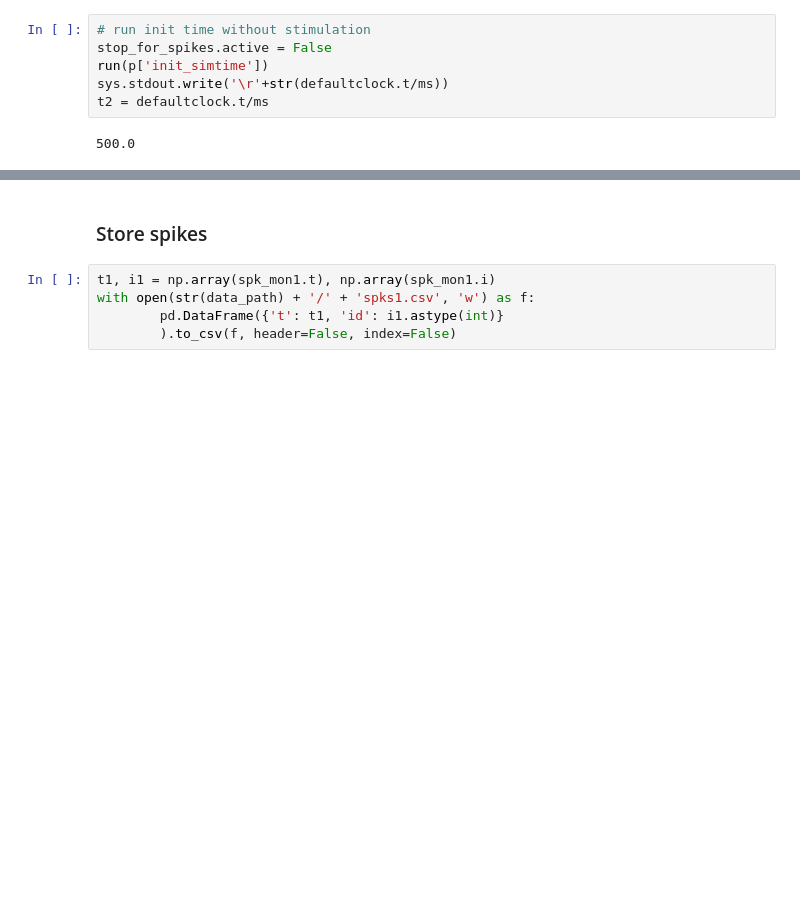
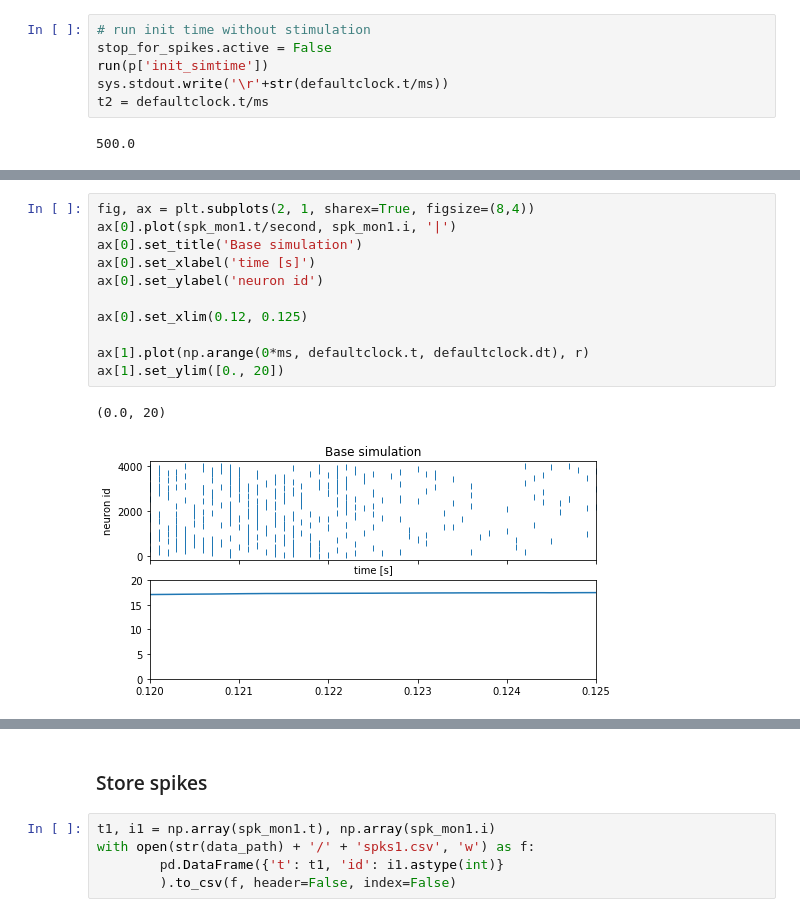
Before and after one commit to lepmik/causal-optogenetics-paper-data, a Jupyter notebook: simulation_with_branched_stimulation.ipynb, the cells around one changed output, grey strips where cells are left out. Saved outputs shown, nothing was run; the diff lists cells and outputs as text; blank space fills up the shorter version.

```diff
--- a/simulation_with_branched_stimulation.ipynb
+++ b/simulation_with_branched_stimulation.ipynb
@@ -186,0 +163,14 @@ while defaultclock.t < p['runtime']:
+# %%
+fig, ax = plt.subplots(2, 1, sharex=True, figsize=(8,4))
+ax[0].plot(spk_mon1.t/second, spk_mon1.i, '|')
+ax[0].set_title('Base simulation')
+ax[0].set_xlabel('time [s]')
+ax[0].set_ylabel('neuron id')
+
+ax[0].set_xlim(0.12, 0.125)
+
+ax[1].plot(np.arange(0*ms, defaultclock.t, defaultclock.dt), r)
+ax[1].set_ylim([0., 20])
+# %% [output]
+(0.0, 20)
+[figure, added]
```
Also changed, not shown: parts of 8 cells of this notebook, 1 other file.
